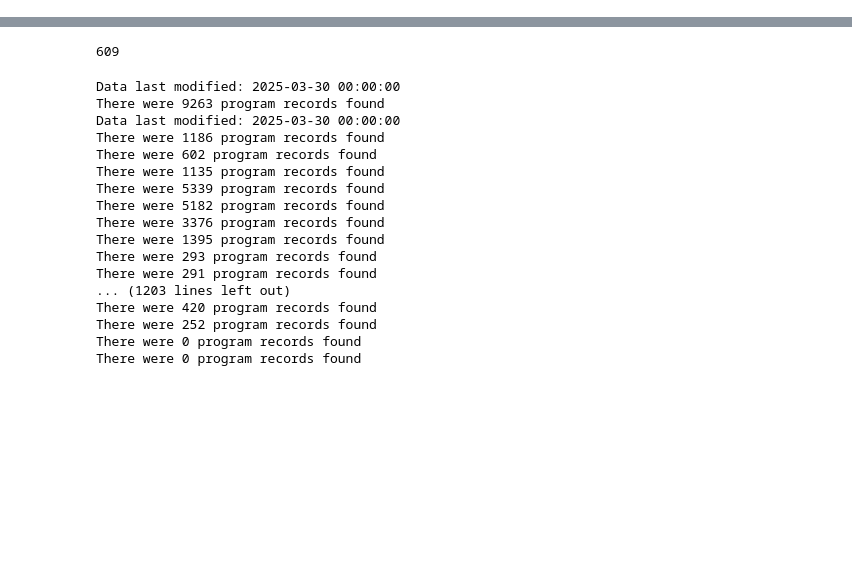
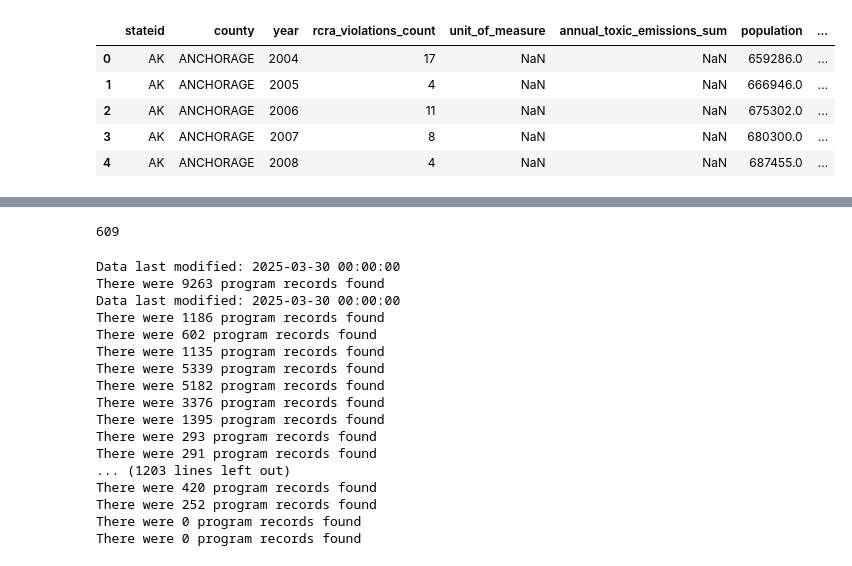
Before and after one commit to dillon-p/eew-research, a Jupyter notebook: etl/echo_data.ipynb, the cells around one changed output, grey strips where cells are left out. Saved outputs shown, nothing was run; the diff lists cells and outputs as text; code cells hidden in the pictures; blank space fills up the shorter version.

```diff
--- a/etl/echo_data.ipynb
+++ b/etl/echo_data.ipynb
@@ -64,0 +60,11 @@ Name: pid_est, dtype: int64
+# %%
+hyodong_df = pd.read_csv('../data/local_merged_panel_filled.csv')
+hyodong_df.drop(columns=['party_in_control'], inplace=True)
+hyodong_df.head()
+# %% [output]
+|  | stateid | county | year | rcra_violations_count | unit_of_measure | annual_toxic_emissions_sum | population | ... |
+| 0 | AK | ANCHORAGE | 2004 | 17 | NaN | NaN | 659286.0 | ... |
+| 1 | AK | ANCHORAGE | 2005 | 4 | NaN | NaN | 666946.0 | ... |
+| 2 | AK | ANCHORAGE | 2006 | 11 | NaN | NaN | 675302.0 | ... |
+| 3 | AK | ANCHORAGE | 2007 | 8 | NaN | NaN | 680300.0 | ... |
+| 4 | AK | ANCHORAGE | 2008 | 4 | NaN | NaN | 687455.0 | ... |
```
Also changed, not shown: parts of 29 cells of this notebook, 8 other files.
